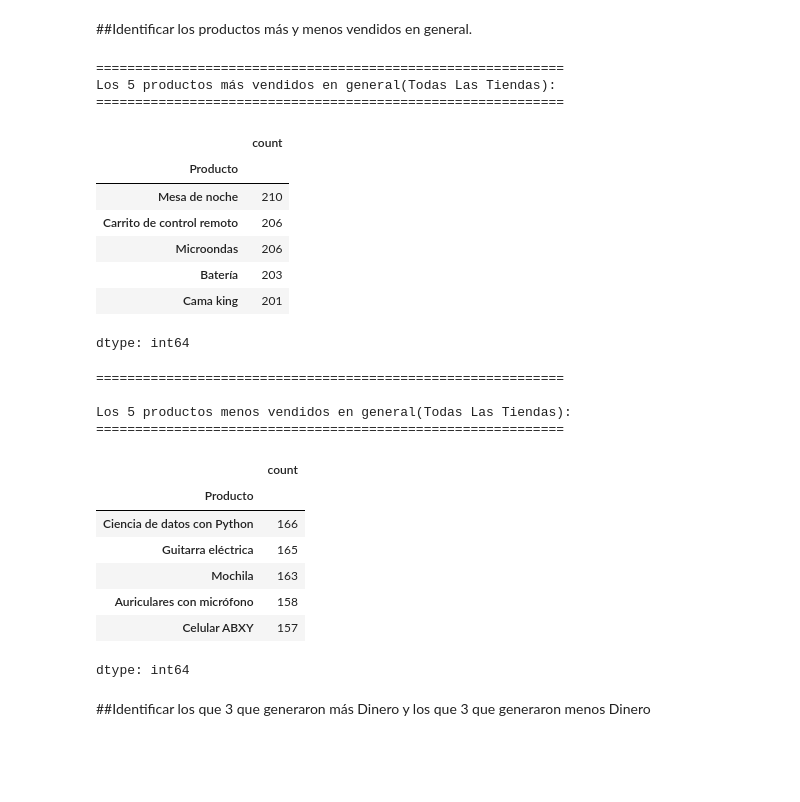
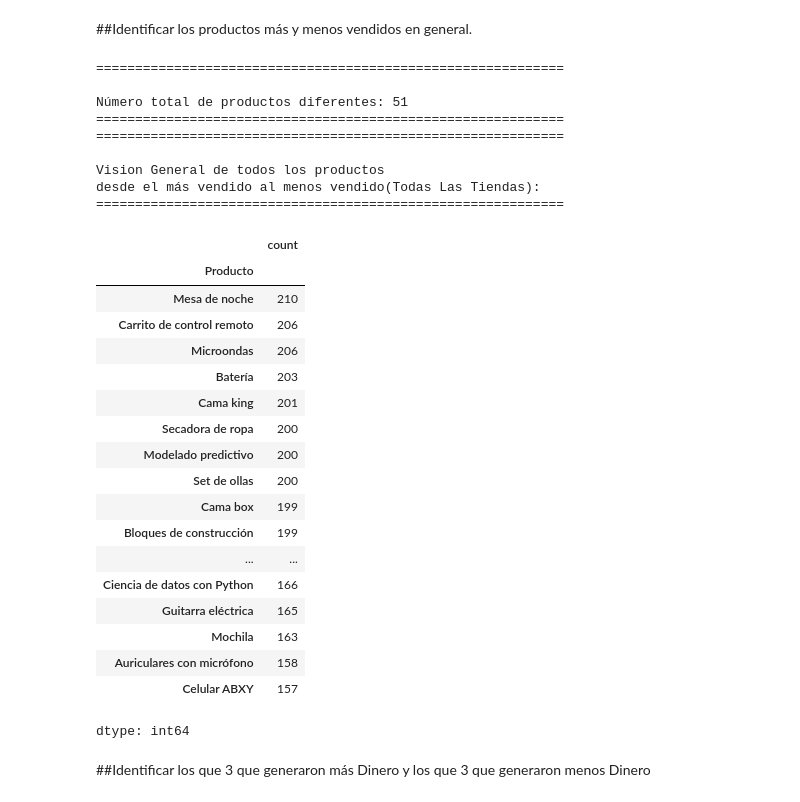
Before and after one commit to Harold-dev-code/Primer_Challenge_DataScience_Alura_Store, a Jupyter notebook: Primer_Challenge_DataScience_AluraStore.ipynb, the cells around one changed output. Drawn from its saved outputs; the diff is of its cells as text; code cells hidden in the pictures; blank space fills up the shorter version.

```diff
--- a/Primer_Challenge_DataScience_AluraStore.ipynb
+++ b/Primer_Challenge_DataScience_AluraStore.ipynb
@@ -360,41 +360,47 @@ dtype: object
 # 4. Productos más y menos vendidos
 # %% [markdown]
 ##Identificar los productos más y menos vendidos en general.
-# %%
-productos_mas_vendidos = df_tiendas_completo['Producto'].value_counts().head(5)
-print("="*60)
-print("Los 5 productos más vendidos en general(Todas Las Tiendas):")
-print("="*60)
-display(productos_mas_vendidos)
-
-productos_menos_vendidos = df_tiendas_completo['Producto'].value_counts().tail(5)
-print("="*60)
-print("\nLos 5 productos menos vendidos en general(Todas Las Tiendas):")
-print("="*60)
-display(productos_menos_vendidos)
-# %% [output]
-============================================================
-Los 5 productos más vendidos en general(Todas Las Tiendas):
-============================================================
-|  | count |
-| Producto |  |
-| Mesa de noche | 210 |
-| Carrito de control remoto | 206 |
-| Microondas | 206 |
-| Batería | 203 |
-| Cama king | 201 |
-dtype: int64
-============================================================
-
-Los 5 productos menos vendidos en general(Todas Las Tiendas):
-============================================================
-|  | count |
-| Producto |  |
-| Ciencia de datos con Python | 166 |
-| Guitarra eléctrica | 165 |
-| Mochila | 163 |
-| Auriculares con micrófono | 158 |
-| Celular ABXY | 157 |
-dtype: int64
+# %%
+print("="*60)
+# Calcula y imprime el número total de productos únicos en el DataFrame 'df_tiendas_completo' utilizando:
+# .nunique() metodo de pandas para contar ignorando duplicados y valores nulos .
+print(f"\nNúmero total de productos diferentes: {df_tiendas_completo['Producto'].nunique()}")
+print("="*60)
+# Calcula la frecuencia de cada producto (cuántas veces aparece)con:_
+# value_counts()nos da un desglose detallado de cuántas veces aparece cada elemento único.
+productos_mas_vendidos = df_tiendas_completo['Producto'].value_counts()
+print("="*60)
+print("\nVision General de todos los productos\ndesde el más vendido al menos vendido(Todas Las Tiendas):")
+print("="*60)
+display(productos_mas_vendidos)
+# %% [output]
+============================================================
+
+Número total de productos diferentes: 51
+============================================================
+============================================================
+
+Vision General de todos los productos
+desde el más vendido al menos vendido(Todas Las Tiendas):
+============================================================
+|  | count |
+| Producto |  |
+| Mesa de noche | 210 |
+| Carrito de control remoto | 206 |
+| Microondas | 206 |
+| Batería | 203 |
+| Cama king | 201 |
+| Secadora de ropa | 200 |
+| Modelado predictivo | 200 |
+| Set de ollas | 200 |
+| Cama box | 199 |
+| Bloques de construcción | 199 |
+| ... | ... |
+| Ciencia de datos con Python | 166 |
+| Guitarra eléctrica | 165 |
+| Mochila | 163 |
+| Auriculares con micrófono | 158 |
+| Celular ABXY | 157 |
+dtype: int64
 # %% [markdown]
 ##Identificar los que 3 que generaron más Dinero y los que 3 que generaron menos Dinero
```
Also changed, not shown: parts of 5 cells of this notebook.
